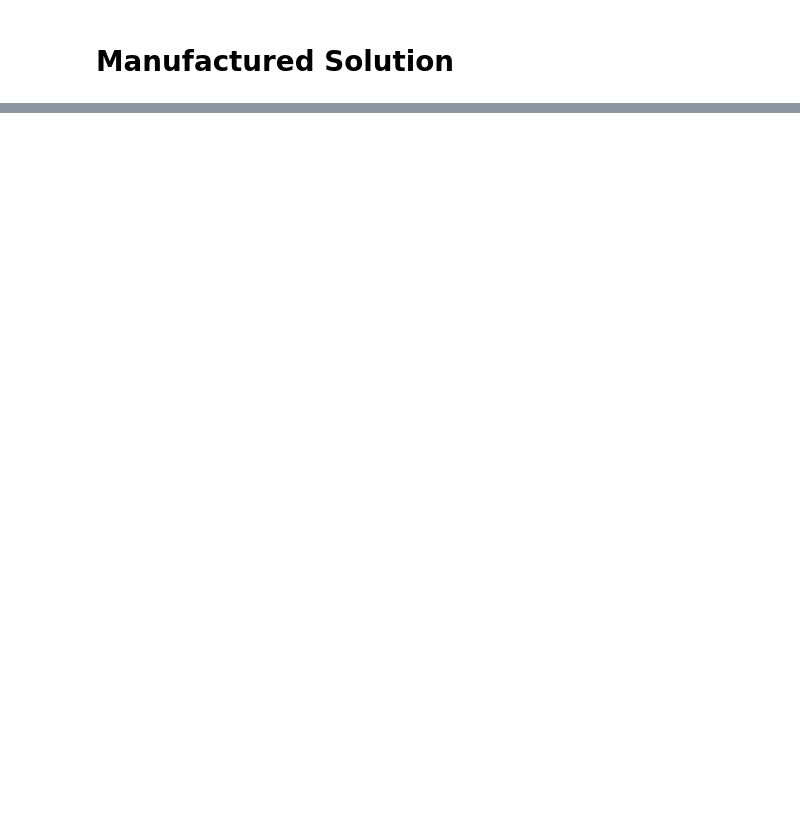
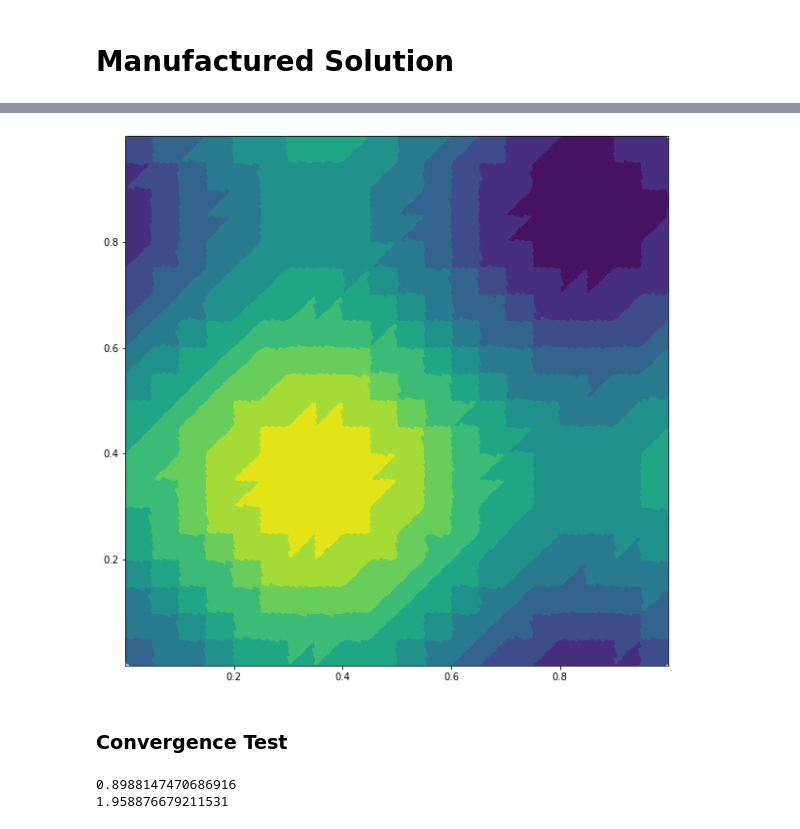
Before and after one commit to caleblogemann/pydogpack, a Jupyter notebook: apps/twodimensional/shallowwaterlinearizedmomentequations/manufacturedsolutionexample/manufactured_solution_example.ipynb, the cells around one changed output, grey strips where cells are left out. Saved outputs shown, nothing was run; the diff lists cells and outputs as text; code cells hidden in the pictures; blank space fills up the shorter version.

```diff
--- a/apps/twodimensional/shallowwaterlinearizedmomentequations/manufacturedsolutionexample/manufactured_solution_example.ipynb
+++ b/apps/twodimensional/shallowwaterlinearizedmomentequations/manufacturedsolutionexample/manufactured_solution_example.ipynb
@@ -129,0 +271,4 @@ error
+# %%
+ani, fig = plot.create_animation_output_dir(problem.output_dir, eqn=0);
+HTML(ani.to_html5_video())
+# %% [output]
@@ -129,0 +276,3 @@ error
+[figure, added]
+# %% [markdown]
+### Convergence Test
@@ -129,0 +318,29 @@ error
+# %%
+for space_time_order in range(1, 3):
+    problem.parameters["basis"]["space_order"] = space_time_order
+    problem.parameters["time_stepping"]["order"] = space_time_order
+    cfl = cfl_dict[space_time_order]
+    error_list = []
+    for n in [5, 10]:
+        problem.parameters["mesh"]["num_rows"] = n
+        problem.parameters["mesh"]["num_cols"] = n
+        delta_x = (x_right - x_left) / n
+        delta_y = (y_top - y_bottom) / n
+        hypotonuse = np.sqrt(delta_x * delta_x + delta_y * delta_y)
+        face_area = max(delta_x, delta_y, hypotonuse)
+        elem_vol = 0.5 * delta_x * delta_y
+        delta_t = float(dg_utils.get_delta_t(cfl, problem.max_wavespeed, face_area, elem_vol))
+        problem.parameters["delta_t"] = delta_t
+
+        problem._setup_objects()
+
+        final_solution = main.run(problem)
+        error = math_utils.compute_error(final_solution, exact_final_solution)
+        error_list.append(error)
+    order = utils.convergence_order(error_list)
+    print(order)
+#     if error_list[-1] >= math_utils.MACHINE_ERROR:
+#         assert rount(order) >= num_basis_cpts
+# %% [output]
+0.8988147470686916
+1.958876679211531
```
Also changed, not shown: parts of 18 cells of this notebook, 46 other files.
